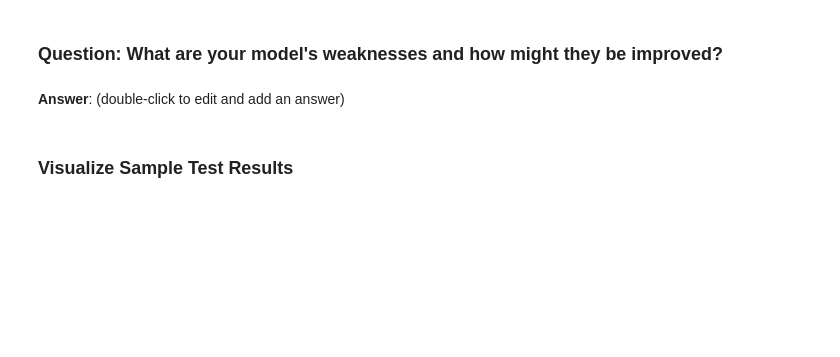
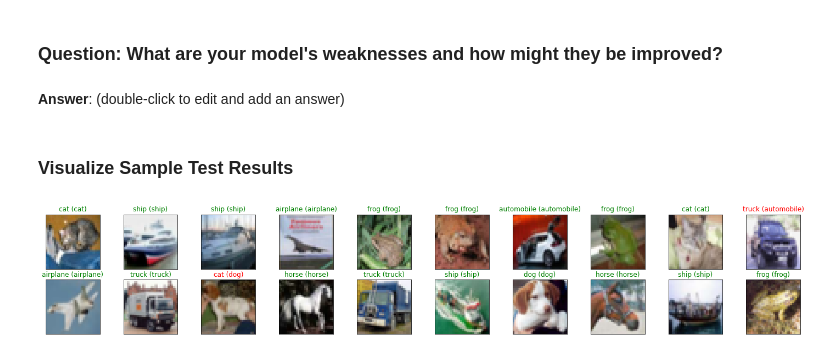
Before and after one commit to benmanson/deep-learning-v2-pytorch, a Jupyter notebook: convolutional-neural-networks/cifar-cnn/cifar10_cnn_exercise.ipynb, the cells around one changed output. Drawn from its saved outputs; the diff is of its cells as text; code cells hidden in the pictures; blank space fills up the shorter version.

```diff
--- a/convolutional-neural-networks/cifar-cnn/cifar10_cnn_exercise.ipynb
+++ b/convolutional-neural-networks/cifar-cnn/cifar10_cnn_exercise.ipynb
@@ -159,26 +159,35 @@ import torch.nn.functional as F
 # define the CNN architecture
 class Net(nn.Module):
     def __init__(self):
-        super().__init__()
+        super(Net, self).__init__()
 
         self.pool = nn.MaxPool2d(2, 2)
 
-        self.conv1 = nn.Conv2d(3, 32, 3, padding=1)
-        self.conv2 = nn.Conv2d(32, 64, 3, padding=1)
-        self.conv3 = nn.Conv2d(64, 64, 3, padding=1)
-        self.fc1 = nn.Linear(64*4*4, 256)
-        self.fc2 = nn.Linear(256, 64)
-        self.fc3 = nn.Linear(64, 10)
+        self.conv1 = nn.Conv2d(3, 16, 3, padding=1)
+        self.conv2 = nn.Conv2d(16, 32, 3, padding=1)
+        self.conv3 = nn.Conv2d(32, 64, 3, padding=1)
+
+        self.fc1 = nn.Linear(64*4*4, 500)
+        self.fc2 = nn.Linear(500, 256)
+        self.fc3 = nn.Linear(256, 64)
+        self.fc4 = nn.Linear(64, 10)
+
+        self.dropout = nn.Dropout(p=0.2)
 
     def forward(self, x):
         # add sequence of convolutional and max pooling layers
         x = self.pool(F.relu(self.conv1(x)))
         x = self.pool(F.relu(self.conv2(x)))
         x = self.pool(F.relu(self.conv3(x)))
-        x = x.view(20, -1)
+        x = x.view(-1, 64*4*4)
+        x = self.dropout(x)
         x = F.relu(self.fc1(x))
+        x = self.dropout(x)
         x = F.relu(self.fc2(x))
-        x = F.log_softmax(self.fc3(x), dim=1)
+        x = self.dropout(x)
+        x = F.relu(self.fc3(x))
+        x = self.dropout(x)
+        x = self.fc4(x)
 
         return x
 
@@ -212,7 +223,7 @@ import torch.optim as optim
 criterion = nn.CrossEntropyLoss()
 
 # specify optimizer
-optimizer = optim.Adam(model.parameters(), lr=0.01)
+optimizer = optim.SGD(model.parameters(), lr=0.01)
 # %% [markdown]
 ---
 ## Train the Network
@@ -220,7 +231,7 @@ optimizer = optim.Adam(model.parameters(), lr=0.01)
 Remember to look at how the training and validation loss decreases over time; if the validation loss ever increases it indicates possible overfitting.
 # %%
 # number of epochs to train the model
-n_epochs = 8 # you may increase this number to train a final model
+n_epochs = 100 # you may increase this number to train a final model
 
 valid_loss_min = np.Inf # track change in validation loss
 
@@ -355,23 +389,25 @@ print('\nTest Accuracy (Overall): %2d%% (%2d/%2d)' % (
 # %%
 # obtain one batch of test images
 dataiter = iter(test_loader)
 images, labels = dataiter.next()
 images.numpy()
 
 # move model inputs to cuda, if GPU available
 if train_on_gpu:
     images = images.cuda()
 
 # get sample outputs
 output = model(images)
 # convert output probabilities to predicted class
 _, preds_tensor = torch.max(output, 1)
 preds = np.squeeze(preds_tensor.numpy()) if not train_on_gpu else np.squeeze(preds_tensor.cpu().numpy())
 
 # plot the images in the batch, along with predicted and true labels
 fig = plt.figure(figsize=(25, 4))
 for idx in np.arange(20):
     ax = fig.add_subplot(2, 20/2, idx+1, xticks=[], yticks=[])
-    imshow(images[idx])
+    imshow(images[idx].cpu())
     ax.set_title("{} ({})".format(classes[preds[idx]], classes[labels[idx]]),
                  color=("green" if preds[idx]==labels[idx].item() else "red"))
+# %% [output]
+[figure, added]
```
Also changed, not shown: parts of 7 cells of this notebook.
